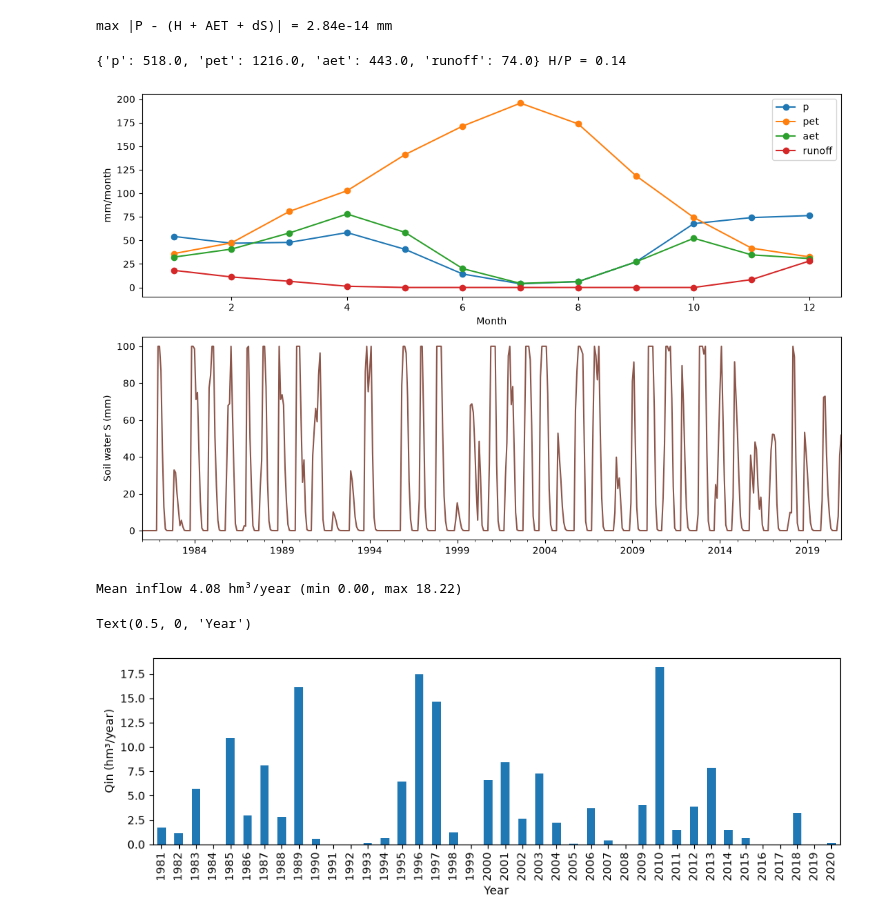
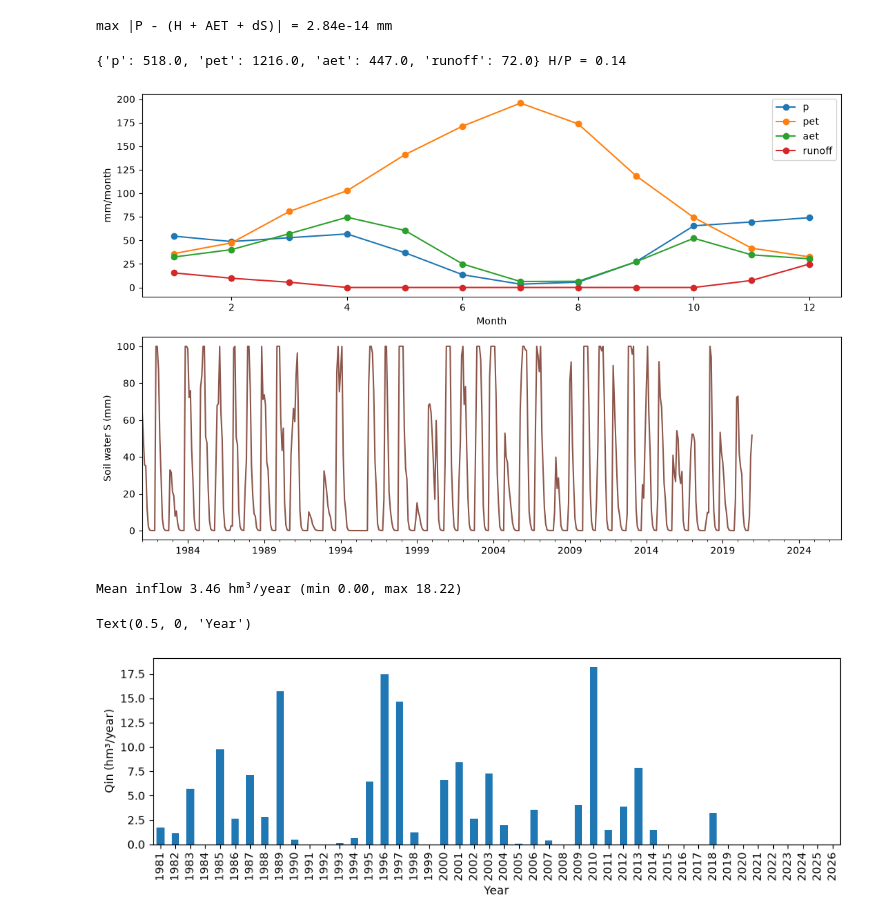
Before and after one commit to josemfgalante-art/epss_implementation, a Jupyter notebook: notebooks/04_thornthwaite_mather.ipynb, the cells around one changed output. Saved outputs shown, nothing was run; the diff lists cells and outputs as text; code cells hidden in the pictures.

```diff
--- a/notebooks/04_thornthwaite_mather.ipynb
+++ b/notebooks/04_thornthwaite_mather.ipynb
@@ -42,7 +44,7 @@ from epss.soil import thornthwaite_mather
 
 clim = pd.read_csv(PROC / "climate.csv", index_col=0, parse_dates=True)
 pet = pd.read_csv(PROC / "pet.csv", index_col=0, parse_dates=True).iloc[:, 0]
-tm = thornthwaite_mather(clim.p_mm, pet, case["smax_mm"])
+tm = thornthwaite_mather(clim.p_mm, pet, case["smax_mm"], s0=case["smax_mm"])
 tm.head(12).round(1)
 # %% [output]
 |  | p | pet | deficit | aet | soil | runoff |
@@ -69,7 +72,8 @@ print(f"max |P - (H + AET + dS)| = {error.abs().max():.2e} mm")
 # %% [output]
 max |P - (H + AET + dS)| = 2.84e-14 mm
 # %%
-annual = tm[["p", "pet", "aet", "runoff"]].groupby(tm.index.year).sum()
+valid = tm.dropna(subset=["p", "pet", "aet", "runoff"])
+annual = valid[["p", "pet", "aet", "runoff"]].groupby(valid.index.year).sum()
 print(annual.mean().round(0).to_dict(), f"H/P = {annual.runoff.mean() / annual.p.mean():.2f}")
 
 fig, ax = plt.subplots(2, 1, figsize=(11, 7))
@@ -79,21 +83,21 @@ tm.soil.plot(ax=ax[1], color="tab:brown")
 ax[1].set_ylabel("Soil water S (mm)")
 plt.tight_layout()
 # %% [output]
-{'p': 518.0, 'pet': 1216.0, 'aet': 443.0, 'runoff': 74.0} H/P = 0.14
+{'p': 518.0, 'pet': 1216.0, 'aet': 447.0, 'runoff': 72.0} H/P = 0.14
-[figure, old version]
+[figure, new version]
 # %%
 # TODO: Inflow to the reservoir, sheet eq. (8): Qin = H * Ac; mm x km² / 1000 = hm³.
 # In: tm.runoff (mm/month), case['catchment_area_km2']
 # Out: inflow (pd.Series, hm³/month)
-raise NotImplementedError('Inflow to the reservoir, sheet eq. (8): Qin = H * Ac; mm x km² / 1000 = hm³.')
+inflow = tm.runoff * case["catchment_area_km2"] / 1000
 tm.assign(inflow=inflow).to_csv(PROC / "catchment.csv")
 annual_q = inflow.groupby(inflow.index.year).sum()
 print(f"Mean inflow {annual_q.mean():.2f} hm³/year (min {annual_q.min():.2f}, max {annual_q.max():.2f})")
 ax = annual_q.plot.bar(figsize=(11, 3)); ax.set_ylabel("Qin (hm³/year)"); ax.set_xlabel("Year")
 # %% [output]
-Mean inflow 4.08 hm³/year (min 0.00, max 18.22)
+Mean inflow 3.46 hm³/year (min 0.00, max 18.22)
 Text(0.5, 0, 'Year')
-[figure, old version]
+[figure, new version]
 # %% [markdown]
 **Answer.**
 
```
Also changed, not shown: parts of 4 cells of this notebook, 16 other files.
